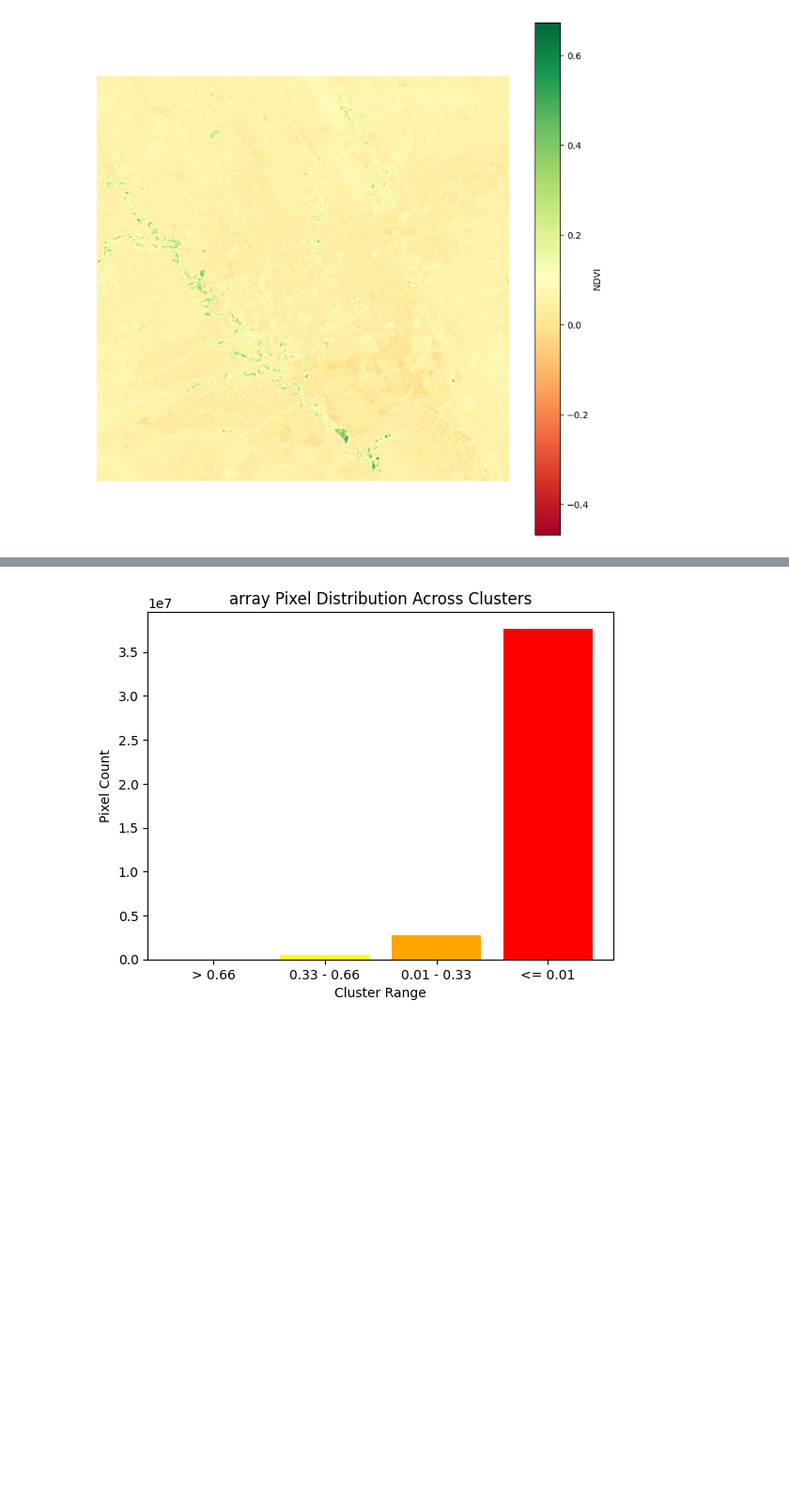
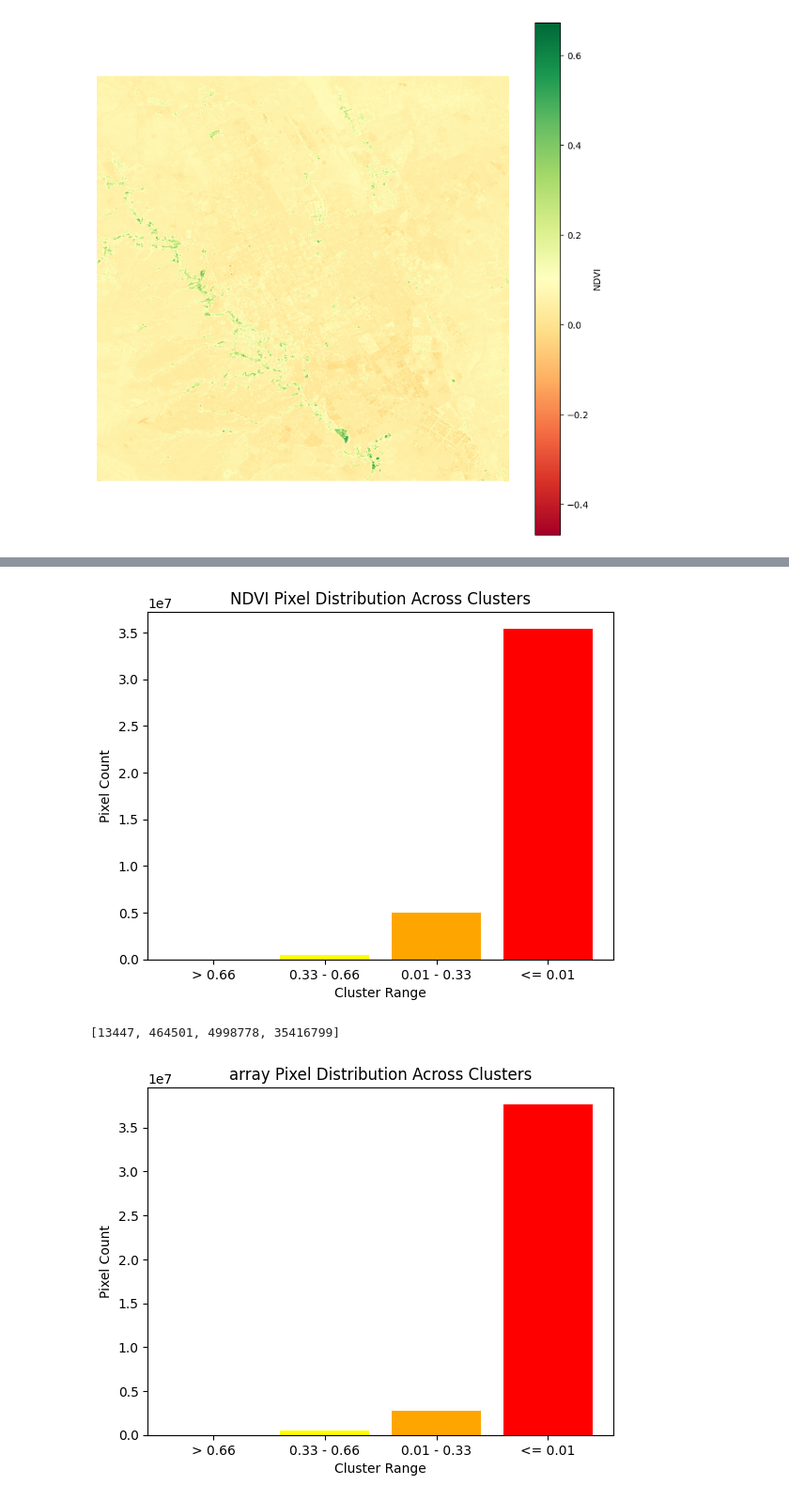
Before and after one commit to OWDM/Vegetation-Cover-In-Riyadh, a Jupyter notebook: Codes/init code/normal codes/code8.ipynb, the cells around one changed output, grey strips where cells are left out. Shown at 94% size. Saved outputs shown, nothing was run; the diff lists cells and outputs as text; code cells hidden in the pictures; blank space fills up the shorter version.

```diff
--- a/Codes/init code/normal codes/code8.ipynb
+++ b/Codes/init code/normal codes/code8.ipynb
@@ -89,26 +81,29 @@ plt.show()
 # %%
 cluster_counts = [0, 0, 0, 0]
 
 # Loop over each pixel in the NDVI array
 for row in range(ndvi.shape[0]):
     for col in range(ndvi.shape[1]):
         value = ndvi[row, col]
         if value > 0.66:
             cluster_counts[0] += 1
         elif value > 0.33:
             cluster_counts[1] += 1
-        elif value > 0.1331:
+        elif value > 0.111:
             cluster_counts[2] += 1
         else:
             cluster_counts[3] += 1
 
 clusters = ['> 0.66', '0.33 - 0.66', '0.01 - 0.33', '<= 0.01']
 plt.bar(clusters, cluster_counts, color=['green', 'yellow', 'orange', 'red'])
 plt.title('NDVI Pixel Distribution Across Clusters')
 plt.xlabel('Cluster Range')
 plt.ylabel('Pixel Count')
 plt.show()
 print(cluster_counts)
+# %% [output]
+[figure, added]
+[13447, 464501, 4998778, 35416799]
 # %%
 cluster_counts = [0, 0, 0, 0]
 
```
Also changed, not shown: parts of 7 cells of this notebook, 5 other files.
